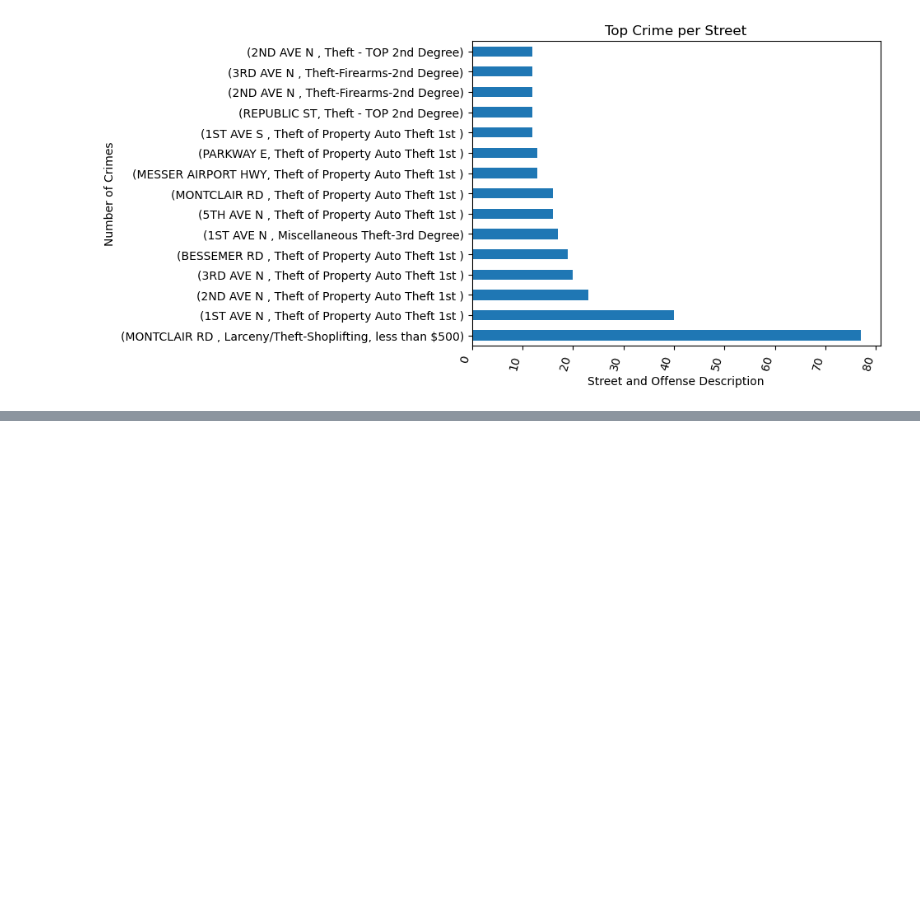
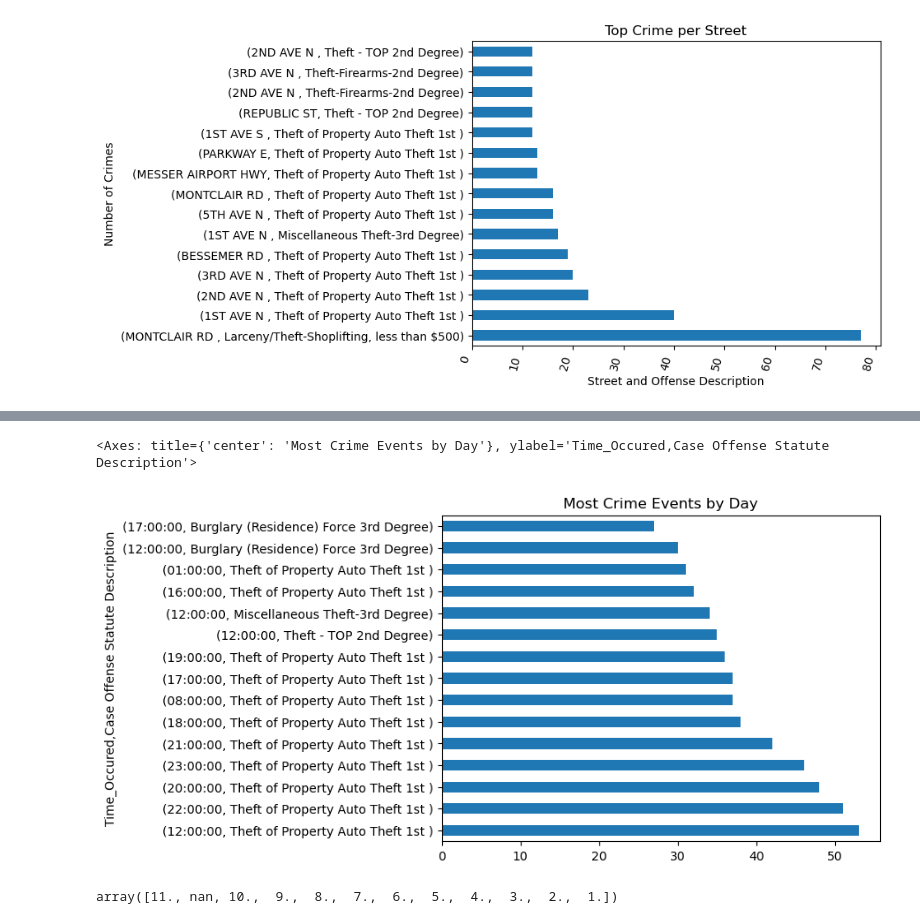
Before and after one commit to Uhuegbu23/crime_unemployment_data, a Jupyter notebook: notebooks/birmingham_crime.ipynb, the cells around one changed output, grey strips where cells are left out. Cells and saved outputs as stored; diff of their text form; code cells hidden in the pictures; blank space fills up the shorter version.

```diff
--- a/notebooks/birmingham_crime.ipynb
+++ b/notebooks/birmingham_crime.ipynb
@@ -306,3 +305,5 @@ plt.show()
 [figure]
 # %%
 #when does crime happen most
+birm_crime_df['Time_Occured'] = birm_crime_df['Case Occurred From Date'].dt.time
+birm_crime_df['Time_Occured']
@@ -308,0 +331,2 @@ plt.show()
+# %%
+times_crimes_occured_most=birm_crime_df.groupby(['Time_Occured', 'Case Offense Statute Description'])['Case Offense Statute Description'].value_counts().sort_values(ascending=False).head(15)
@@ -308,0 +353,9 @@ plt.show()
+# %%
+times_crimes_occured_most.plot(kind = 'barh', title ='Most Crime Events by Day')
+# %% [output]
+<Axes: title={'center': 'Most Crime Events by Day'}, ylabel='Time_Occured,Case Offense Statute Description'>
+[figure, added]
+# %%
+birm_crime_df['Month Occured'].unique()
+# %% [output]
+array([11., nan, 10.,  9.,  8.,  7.,  6.,  5.,  4.,  3.,  2.,  1.])
```
Also changed, not shown: parts of 32 cells of this notebook.
